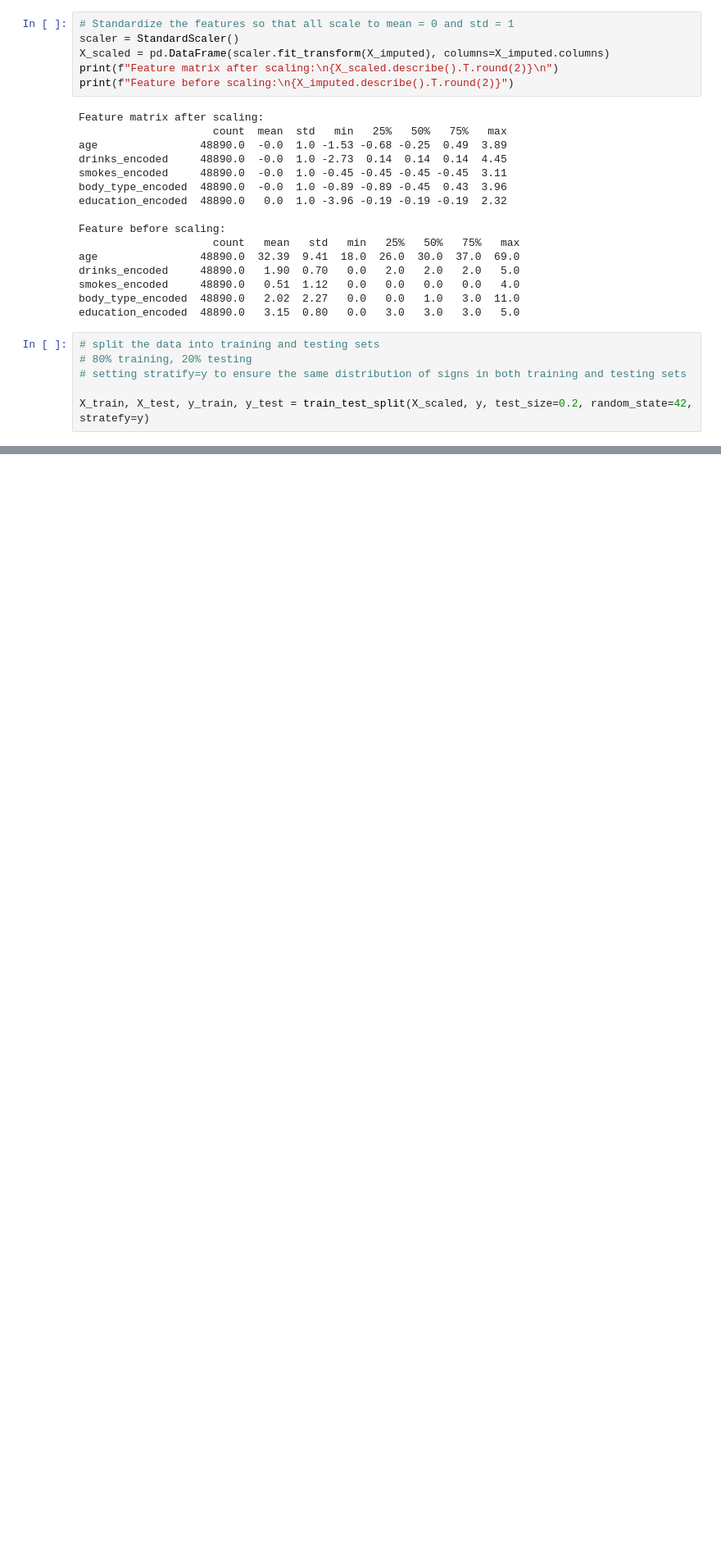
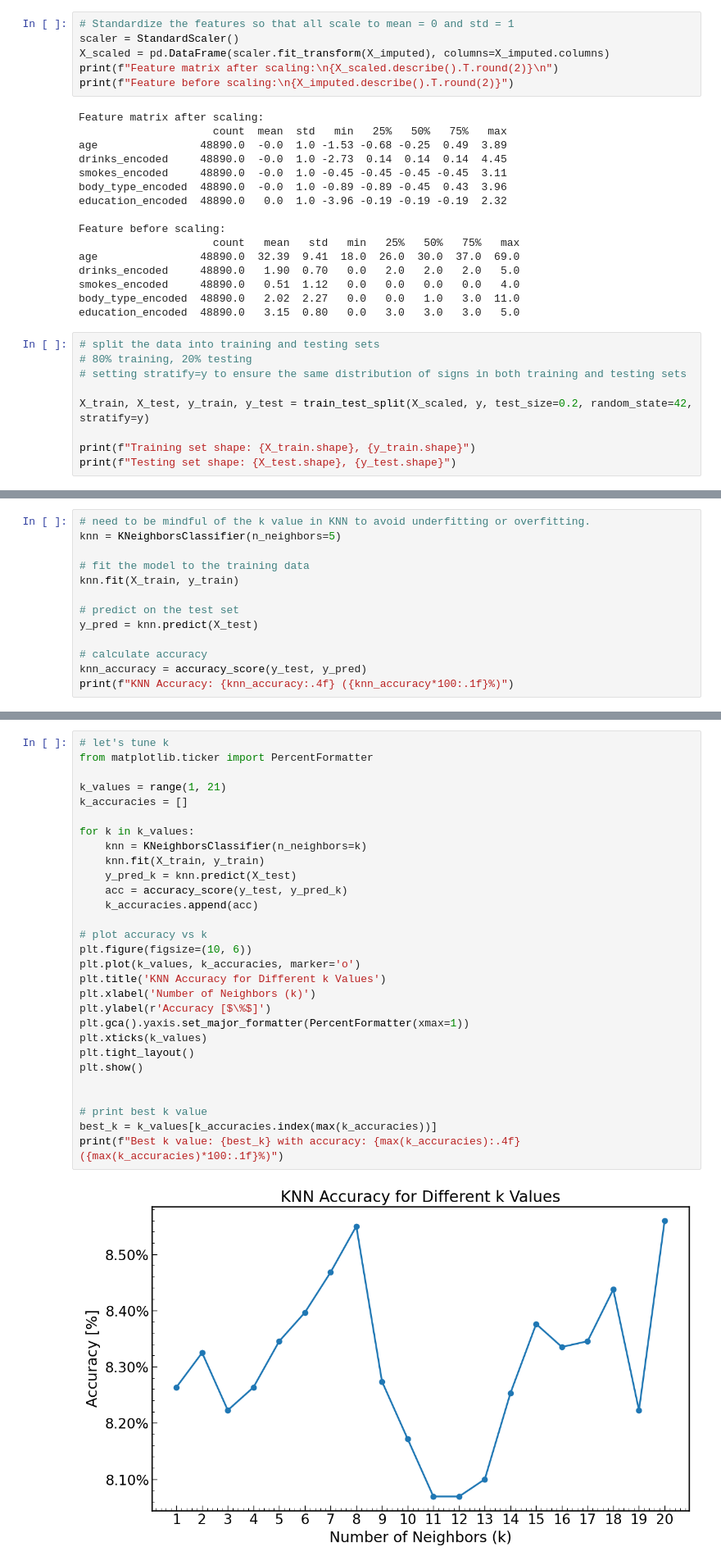
Before and after one commit to ovesa/OKCupid_ML, a Jupyter notebook: main_project.ipynb, the cells around one changed output, grey strips where cells are left out. Shown at 82% size. Cells and saved outputs as stored; diff of their text form; blank space fills up the shorter version.

Commit message:
computed a KNN model on the data. results were only slightly better than guessing. This is the wrong model to use for this problem.

```diff
--- a/main_project.ipynb
+++ b/main_project.ipynb
@@ -406,4 +408,7 @@ education_encoded  48890.0   3.15  0.80   0.0   3.0   3.0   3.0   5.0
 # 80% training, 20% testing
 # setting stratify=y to ensure the same distribution of signs in both training and testing sets
 
-X_train, X_test, y_train, y_test = train_test_split(X_scaled, y, test_size=0.2, random_state=42, stratefy=y)
+X_train, X_test, y_train, y_test = train_test_split(X_scaled, y, test_size=0.2, random_state=42, stratify=y)
+
+print(f"Training set shape: {X_train.shape}, {y_train.shape}")
+print(f"Testing set shape: {X_test.shape}, {y_test.shape}")
@@ -409,0 +434,13 @@ X_train, X_test, y_train, y_test = train_test_split(X_scaled, y, test_size=0.2,
+# %%
+# need to be mindful of the k value in KNN to avoid underfitting or overfitting.
+knn = KNeighborsClassifier(n_neighbors=5)
+
+# fit the model to the training data
+knn.fit(X_train, y_train)
+
+# predict on the test set
+y_pred = knn.predict(X_test)
+
+# calculate accuracy
+knn_accuracy = accuracy_score(y_test, y_pred)
+print(f"KNN Accuracy: {knn_accuracy:.4f} ({knn_accuracy*100:.1f}%)")
@@ -409,0 +449,31 @@ X_train, X_test, y_train, y_test = train_test_split(X_scaled, y, test_size=0.2,
+# %%
+# let's tune k
+from matplotlib.ticker import PercentFormatter
+
+k_values = range(1, 21)
+k_accuracies = []
+
+for k in k_values:
+    knn = KNeighborsClassifier(n_neighbors=k)
+    knn.fit(X_train, y_train)
+    y_pred_k = knn.predict(X_test)
+    acc = accuracy_score(y_test, y_pred_k)
+    k_accuracies.append(acc)
+
+# plot accuracy vs k
+plt.figure(figsize=(10, 6))
+plt.plot(k_values, k_accuracies, marker='o')
+plt.title('KNN Accuracy for Different k Values')
+plt.xlabel('Number of Neighbors (k)')
+plt.ylabel(r'Accuracy [$\%$]')
+plt.gca().yaxis.set_major_formatter(PercentFormatter(xmax=1))
+plt.xticks(k_values)
+plt.tight_layout()
+plt.show()
+
+
+# print best k value
+best_k = k_values[k_accuracies.index(max(k_accuracies))]
+print(f"Best k value: {best_k} with accuracy: {max(k_accuracies):.4f} ({max(k_accuracies)*100:.1f}%)")
+# %% [output]
+[figure, added]
```
Also changed, not shown: parts of 13 cells of this notebook.
